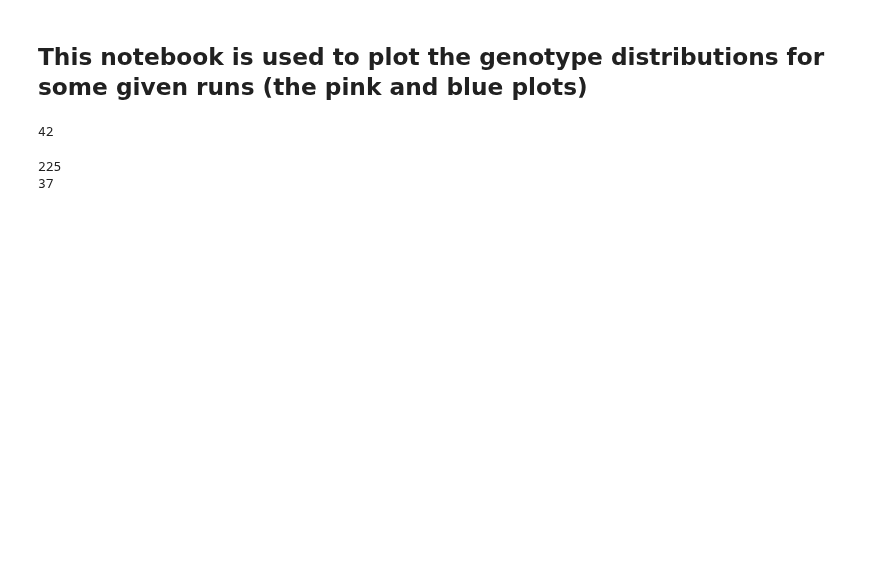
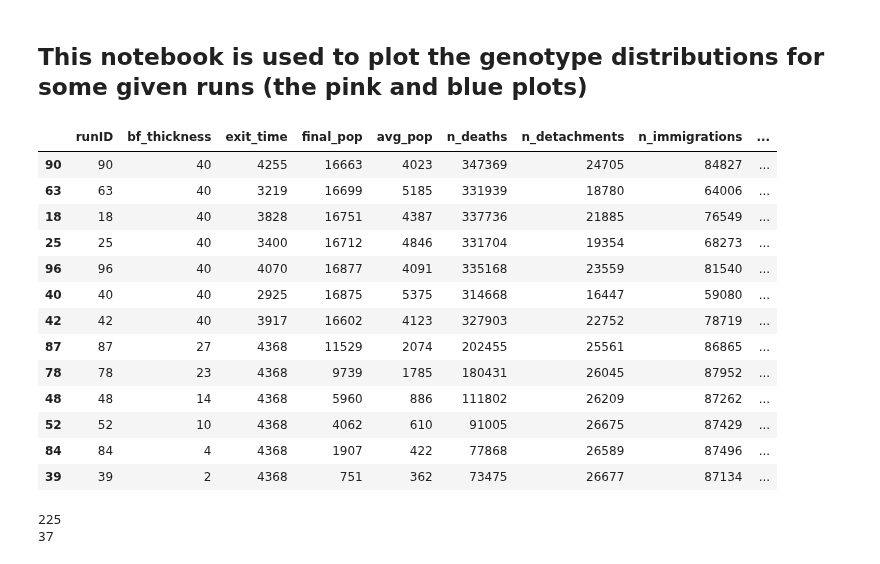
Before and after one commit to patricksinclair/multispecies_postprocessing, a Jupyter notebook: geno_distbs/varying_susceps/geno_distb_plotter.ipynb, the cells around one changed output. Cells and saved outputs as stored; diff of their text form; code cells hidden in the pictures; blank space fills up the shorter version.

```diff
--- a/geno_distbs/varying_susceps/geno_distb_plotter.ipynb
+++ b/geno_distbs/varying_susceps/geno_distb_plotter.ipynb
@@ -114,19 +120,33 @@ event_counters_16pc_25Nov["date"] = "25-Nov-2020"
 # %%
 all_event_counters_14pc = pd.concat([event_counters_14pc_24Sep, event_counters_14pc_09Oct, event_counters_14pc_14Oct, event_counters_14pc_06Nov,
                                      event_counters_14pc_16Nov, event_counters_14pc_25Nov], ignore_index=True)
 
 all_event_counters_15pc = pd.concat([event_counters_15pc_24Sep, event_counters_15pc_09Oct, event_counters_15pc_14Oct, event_counters_15pc_06Nov,
                                      event_counters_15pc_16Nov, event_counters_15pc_25Nov], ignore_index=True)
 
 all_event_counters_16pc = pd.concat([event_counters_16pc_24Sep, event_counters_16pc_09Oct, event_counters_16pc_14Oct, event_counters_16pc_06Nov,
                                      event_counters_16pc_16Nov, event_counters_16pc_25Nov], ignore_index=True)
 #all_event_counters_14pc[all_event_counters_14pc["bf_thickness"] > 0]
 #print((all_event_counters_14pc[all_event_counters_14pc["runID"]==198]["date"].values[0]))
 
 
-len(all_event_counters_14pc[all_event_counters_14pc["bf_thickness"] > 0].sort_values(by=["n_replications"], ascending=False))
+#(all_event_counters_16pc[all_event_counters_16pc["bf_thickness"] > 0].sort_values(by=["n_replications"], ascending=False))
+(all_event_counters_16pc_low_r_mig[all_event_counters_16pc_low_r_mig["bf_thickness"] > 0].sort_values(by=["n_replications"], ascending=False))
 # %% [output]
-42
+|  | runID | bf_thickness | exit_time | final_pop | avg_pop | n_deaths | n_detachments | n_immigrations | ... |
+| 90 | 90 | 40 | 4255 | 16663 | 4023 | 347369 | 24705 | 84827 | ... |
+| 63 | 63 | 40 | 3219 | 16699 | 5185 | 331939 | 18780 | 64006 | ... |
+| 18 | 18 | 40 | 3828 | 16751 | 4387 | 337736 | 21885 | 76549 | ... |
+| 25 | 25 | 40 | 3400 | 16712 | 4846 | 331704 | 19354 | 68273 | ... |
+| 96 | 96 | 40 | 4070 | 16877 | 4091 | 335168 | 23559 | 81540 | ... |
+| 40 | 40 | 40 | 2925 | 16875 | 5375 | 314668 | 16447 | 59080 | ... |
+| 42 | 42 | 40 | 3917 | 16602 | 4123 | 327903 | 22752 | 78719 | ... |
+| 87 | 87 | 27 | 4368 | 11529 | 2074 | 202455 | 25561 | 86865 | ... |
+| 78 | 78 | 23 | 4368 | 9739 | 1785 | 180431 | 26045 | 87952 | ... |
+| 48 | 48 | 14 | 4368 | 5960 | 886 | 111802 | 26209 | 87262 | ... |
+| 52 | 52 | 10 | 4368 | 4062 | 610 | 91005 | 26675 | 87429 | ... |
+| 84 | 84 | 4 | 4368 | 1907 | 422 | 77868 | 26589 | 87496 | ... |
+| 39 | 39 | 2 | 4368 | 751 | 362 | 73475 | 26677 | 87134 | ... |
 # %%
 print(len(all_event_counters_16pc.index))
 print(len(all_event_counters_16pc[all_event_counters_16pc["bf_thickness"] > 0].sort_values(by=["n_replications"], ascending=False).index))
```
Also changed, not shown: parts of 29 cells of this notebook.
